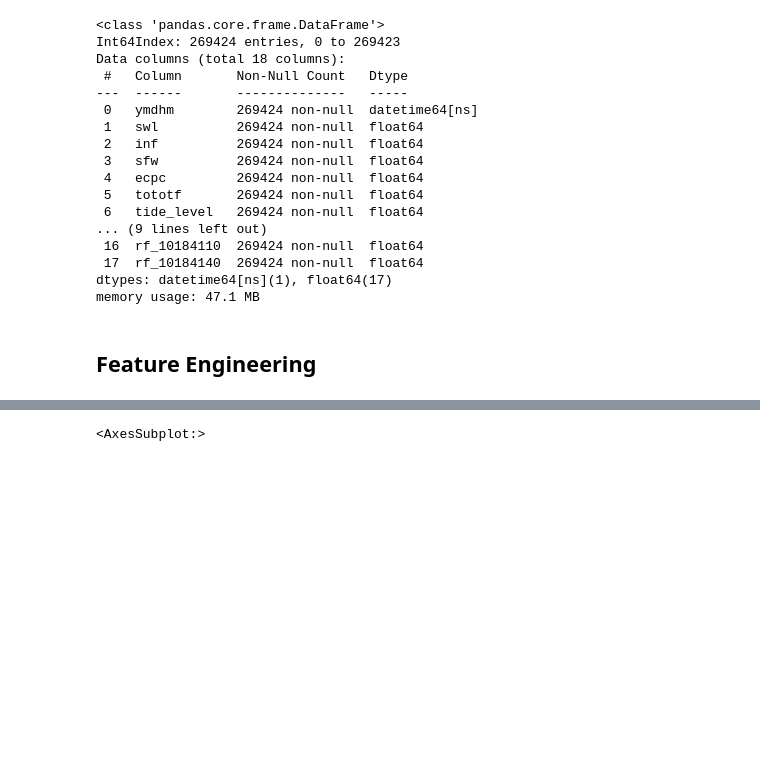
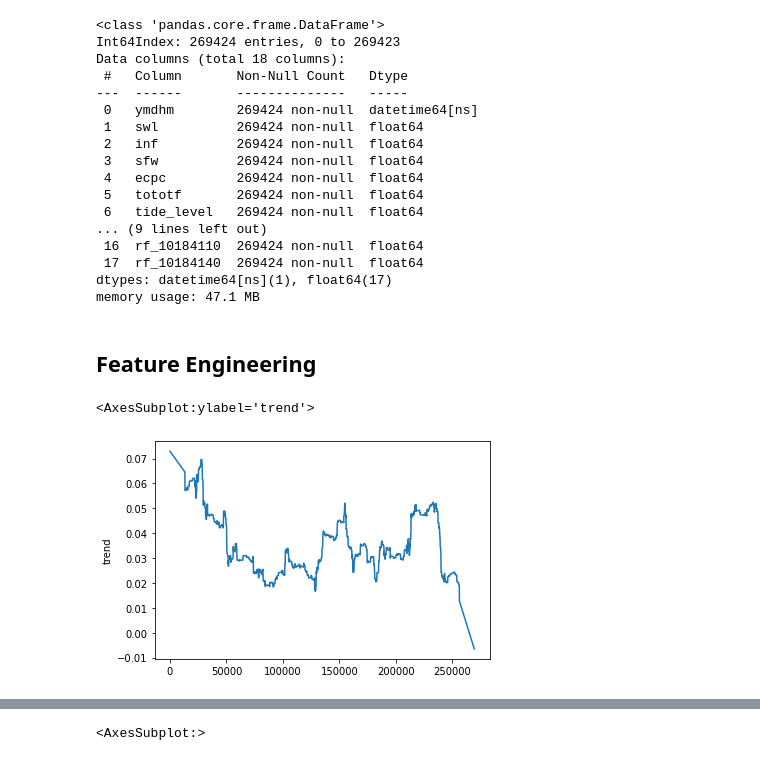
Before and after one commit to whatsasolo/Prediction-of-Water, a Jupyter notebook: Prediction of Water Level.ipynb, the cells around one changed output, grey strips where cells are left out. Saved outputs shown, nothing was run; the diff lists cells and outputs as text; code cells hidden in the pictures; blank space fills up the shorter version.

```diff
--- a/Prediction of Water Level.ipynb
+++ b/Prediction of Water Level.ipynb
@@ -510,43 +510,6 @@ Data columns (total 18 columns):
  17  rf_10184140  269424 non-null  float64
 dtypes: datetime64[ns](1), float64(17)
 memory usage: 47.1 MB
-# %%
-# 52560 * 10min mean a year
-rolling_window = 26496
-f, ax = plt.subplots(nrows=4, ncols=1, figsize=(15, 12))
-
-sns.lineplot(x=train['ymdhm'], y=train['fw_1018662'], ax=ax[0], color='dodgerblue')
-sns.lineplot(x=train['ymdhm'], y=train['fw_1018662'].rolling(rolling_window).mean(), ax=ax[0], color='black', label='rolling mean')
-sns.lineplot(x=train['ymdhm'], y=train['fw_1018662'].rolling(rolling_window).std(), ax=ax[0], color='orange', label='rolling std')
-# ax[0].set_title('Depth to Groundwater: Non-stationary \nnon-constant mean & non-constant variance', fontsize=14)
-ax[0].set_ylabel(ylabel='fw_1018662', fontsize=14)
-# ax[0].set_xlim([date(2012, 5, 1), date(2022, 7, 18)])
-
-sns.lineplot(x=train['ymdhm'], y=train['wl_1018680'], ax=ax[1], color='dodgerblue')
-sns.lineplot(x=train['ymdhm'], y=train['wl_1018680'].rolling(rolling_window).mean(), ax=ax[1], color='black', label='rolling mean')
-sns.lineplot(x=train['ymdhm'], y=train['wl_1018680'].rolling(rolling_window).std(), ax=ax[1], color='orange', label='rolling std')
-# ax[1].set_title('Temperature: Non-stationary \nvariance is time-dependent (seasonality)', fontsize=14)
-ax[1].set_ylabel(ylabel='wl_1018680', fontsize=14)
-# ax[1].set_xlim([date(2012, 5, 1), date(2022, 7, 18)])
-
-sns.lineplot(x=train['ymdhm'], y=train['wl_1018683'], ax=ax[2], color='dodgerblue')
-sns.lineplot(x=train['ymdhm'], y=train['wl_1018683'].rolling(rolling_window).mean(), ax=ax[2], color='black', label='rolling mean')
-sns.lineplot(x=train['ymdhm'], y=train['wl_1018683'].rolling(rolling_window).std(), ax=ax[2], color='orange', label='rolling std')
-# ax[2].set_title('Depth to Groundwater: Non-stationary \nnon-constant mean & non-constant variance', fontsize=14)
-ax[2].set_ylabel(ylabel='wl_1018683', fontsize=14)
-# ax[2].set_xlim([date(2012, 5, 1), date(2022, 7, 18)])
-
-sns.lineplot(x=train['ymdhm'], y=train['wl_1019630'], ax=ax[3], color='dodgerblue')
-sns.lineplot(x=train['ymdhm'], y=train['wl_1019630'].rolling(rolling_window).mean(), ax=ax[3], color='black', label='rolling mean')
-sns.lineplot(x=train['ymdhm'], y=train['wl_1019630'].rolling(rolling_window).std(), ax=ax[3], color='orange', label='rolling std')
-# ax[3].set_title('Depth to Groundwater: Non-stationary \nnon-constant mean & non-constant variance', fontsize=14)
-ax[3].set_ylabel(ylabel='wl_1019630', fontsize=14)
-# ax[3].set_xlim([date(2012, 5, 1), date(2022, 7, 18)])
-
-
-
-plt.tight_layout()
-plt.show()
 # %% [markdown]
 ## Feature Engineering
 # %%
@@ -562,3 +525,8 @@ for column in core_columns:
     decomp = seasonal_decompose(train[column], period=26496, model='additive', extrapolate_trend='freq')
     train[f"{column}_trend"] = decomp.trend
     train[f"{column}_seasonal"] = decomp.seasonal
+# %%
+sns.lineplot(data=decomp.trend)
+# %% [output]
+<AxesSubplot:ylabel='trend'>
+[figure, added]
```
Also changed, not shown: parts of 15 cells of this notebook.
